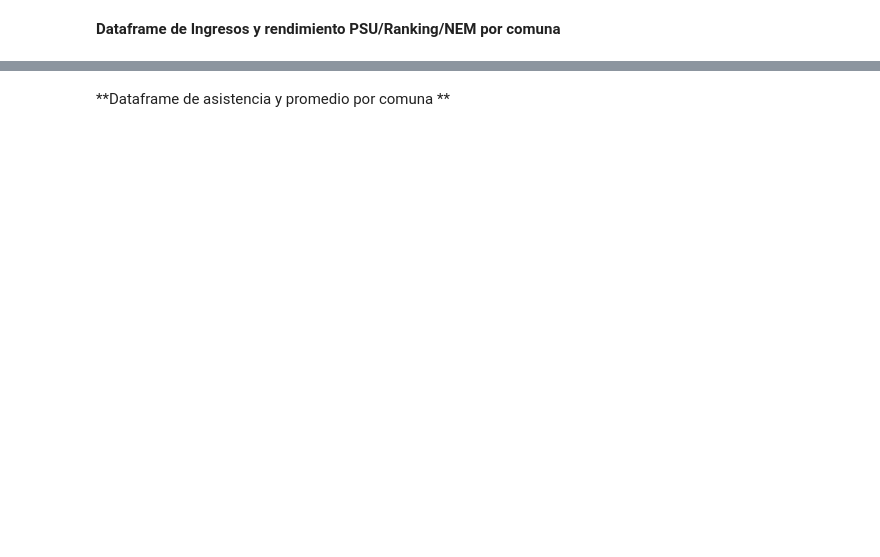
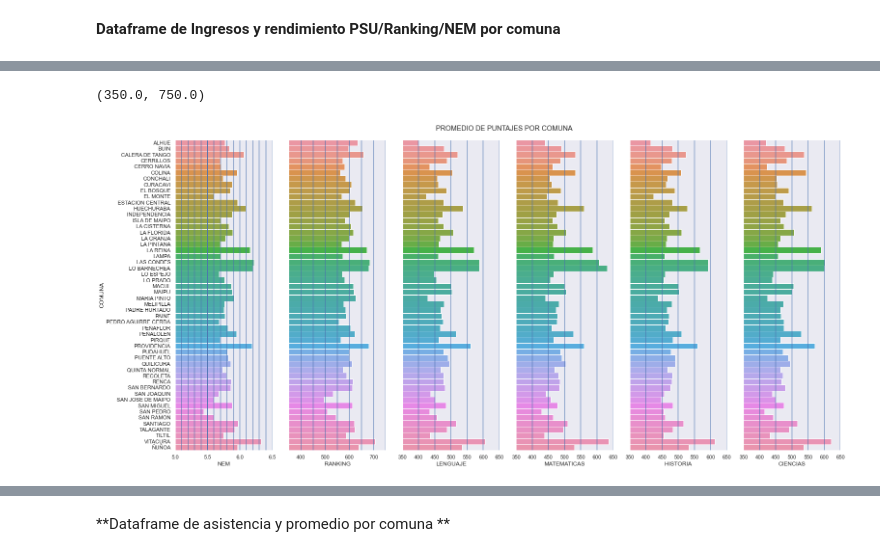
Before and after one commit to cristobalstrange/ProyectoCienciaDatos, a Jupyter notebook: Proyecto-CsDatos-IMT2200.ipynb, the cells around one changed output, grey strips where cells are left out. Cells and saved outputs as stored; diff of their text form; code cells hidden in the pictures; blank space fills up the shorter version.

```diff
--- a/Proyecto-CsDatos-IMT2200.ipynb
+++ b/Proyecto-CsDatos-IMT2200.ipynb
@@ -160,17 +184,22 @@ df_todo_grande.to_csv("Dataframes/promedio_puntajes_pdt.csv", sep=",", index=Fal
 # %%
 f, ax = plt.subplots(1,6, figsize=(20,10), sharey=True)
 sns.set(font_scale=1)
 cols = df_promedio.columns[1:]
 f.suptitle("PROMEDIO DE PUNTAJES POR COMUNA")
 f.tight_layout()
 ax[0].set_xlim(5,6.5)
+ax[0].set_xticks(np.arange(5,6.6,0.5))
 ax[0].axvline(5.5)
+for j in np.arange(5,7.1,0.1):
+    ax[0].axvline(j, alpha=.75)
 for i in range(0,6):
     if i != 0:
         ax[i].yaxis.set_visible(False)
-        ax[i].set_xlim(350,750)
-        ax[i].axvline(650)
-        ax[i].axvline(600)
-        ax[i].axvline(550)
-        ax[i].axvline(500)
+        ax[i].set_xlim(350,650)
+        for j in range(0,801,50):
+            ax[i].axvline(j, alpha=.75)
     sns.barplot(df_promedio, y="COMUNA", x=cols[i], ax=ax[i],width=1)
+ax[1].set_xlim(350,750)
+# %% [output]
+(350.0, 750.0)
+[figure, added]
```
Also changed, not shown: parts of 26 cells of this notebook, 1 other file.
